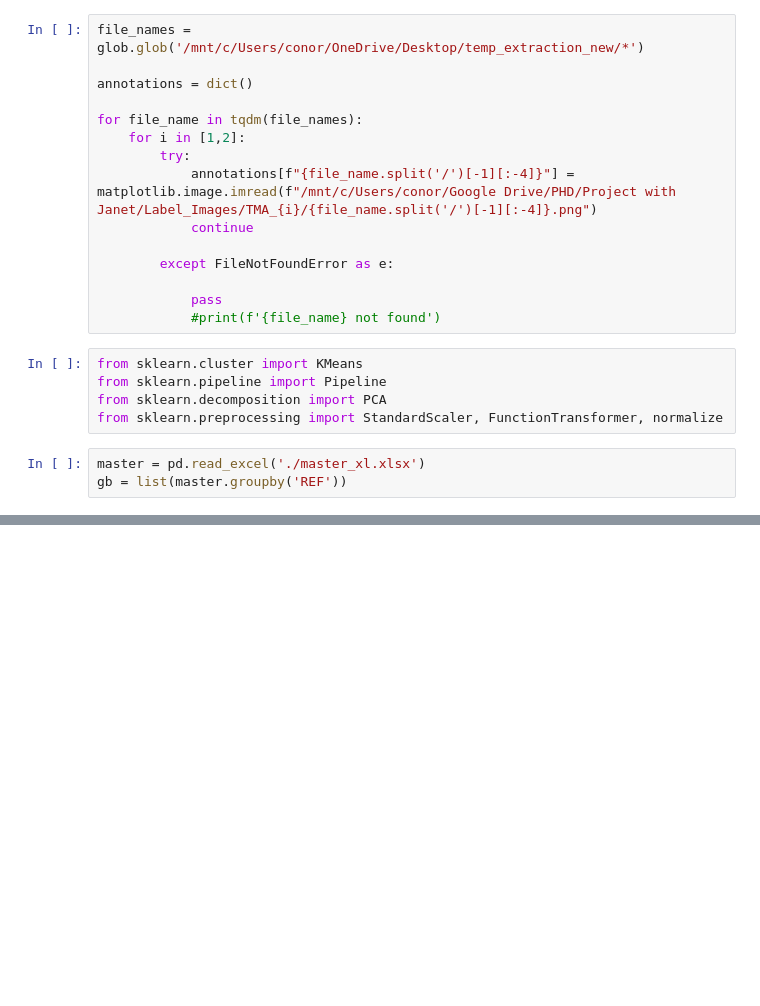
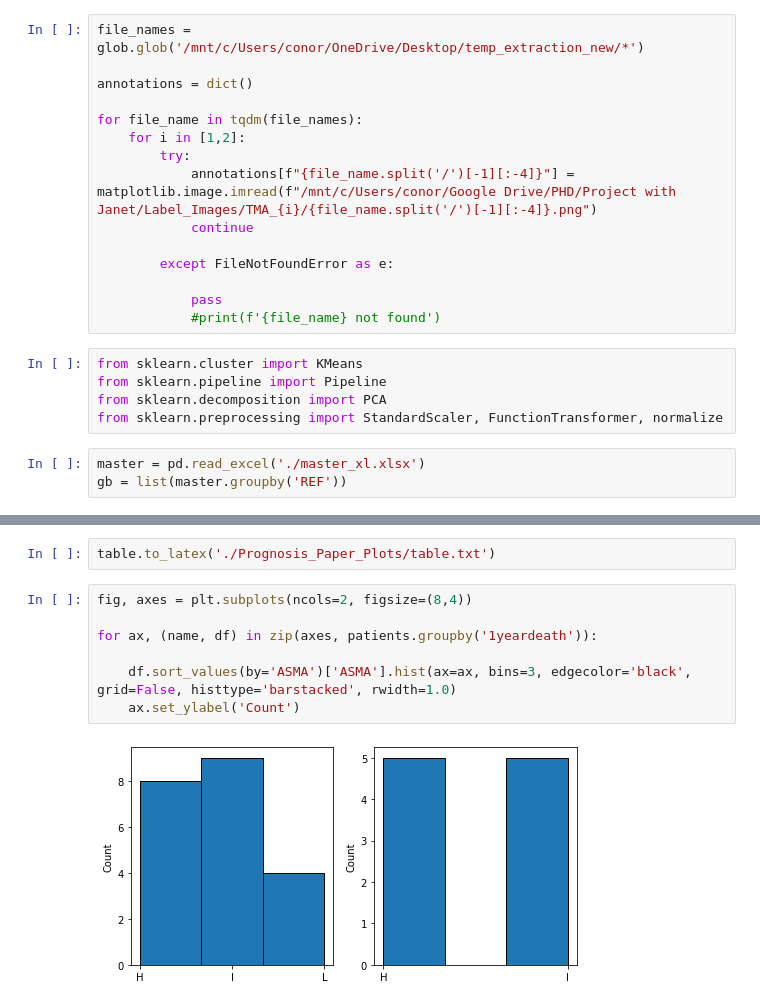
Before and after one commit to c-whitley/PHD, a Jupyter notebook: Prognosis_Plots.ipynb, the cells around one changed output, grey strips where cells are left out. Saved outputs shown, nothing was run; the diff lists cells and outputs as text; blank space fills up the shorter version.

Commit message:
Synching prognosis paper stuff and notebooks

```diff
--- a/Prognosis_Plots.ipynb
+++ b/Prognosis_Plots.ipynb
@@ -34,0 +91,11 @@ gb = list(master.groupby('REF'))
+# %%
+table.to_latex('./Prognosis_Paper_Plots/table.txt')
+# %%
+fig, axes = plt.subplots(ncols=2, figsize=(8,4))
+
+for ax, (name, df) in zip(axes, patients.groupby('1yeardeath')):
+
+    df.sort_values(by='ASMA')['ASMA'].hist(ax=ax, bins=3, edgecolor='black', grid=False, histtype='barstacked', rwidth=1.0)
+    ax.set_ylabel('Count')
+# %% [output]
+[figure, added]
```
Also changed, not shown: parts of 19 cells of this notebook, 10 other files.
